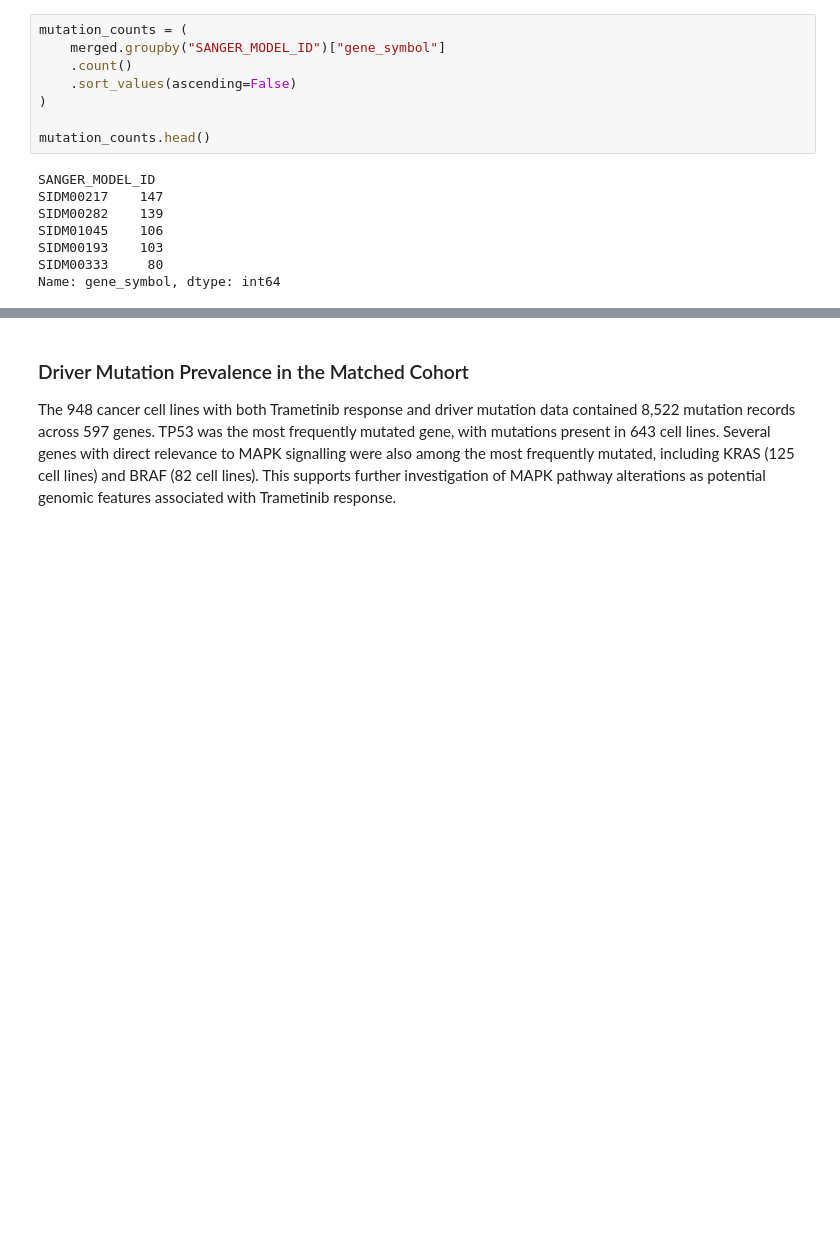
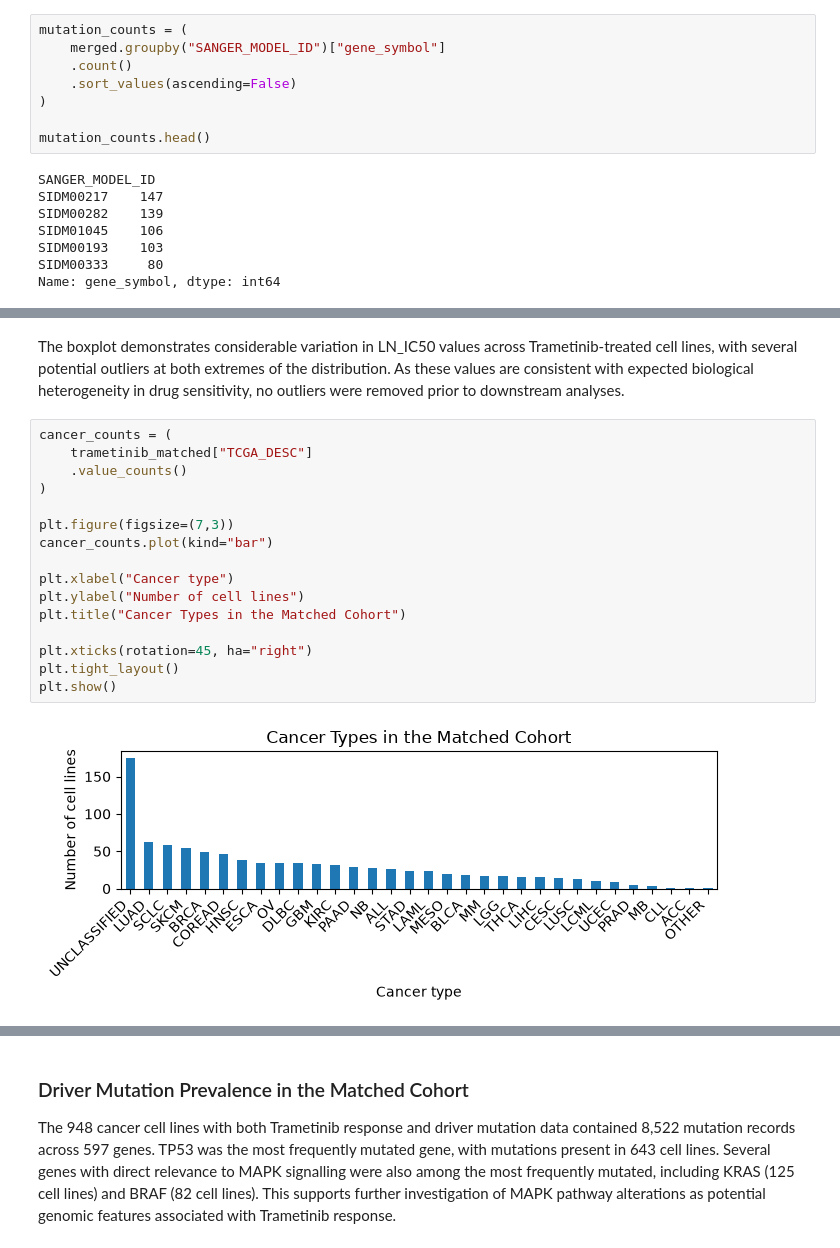
Before and after one commit to carolinemalaihull/trametinib-drug-response-ml, a Jupyter notebook: notebooks/01_data_exploration.ipynb, the cells around one changed output, grey strips where cells are left out. Cells and saved outputs as stored; diff of their text form; blank space fills up the shorter version.

```diff
--- a/notebooks/01_data_exploration.ipynb
+++ b/notebooks/01_data_exploration.ipynb
@@ -537,0 +552,20 @@ Name: gene_symbol, dtype: int64
+# %% [markdown]
+The boxplot demonstrates considerable variation in LN_IC50 values across Trametinib-treated cell lines, with several potential outliers at both extremes of the distribution. As these values are consistent with expected biological heterogeneity in drug sensitivity, no outliers were removed prior to downstream analyses.
+# %%
+cancer_counts = (
+    trametinib_matched["TCGA_DESC"]
+    .value_counts()
+)
+
+plt.figure(figsize=(7,3))
+cancer_counts.plot(kind="bar")
+
+plt.xlabel("Cancer type")
+plt.ylabel("Number of cell lines")
+plt.title("Cancer Types in the Matched Cohort")
+
+plt.xticks(rotation=45, ha="right")
+plt.tight_layout()
+plt.show()
+# %% [output]
+[figure, added]
```
Also changed, not shown: parts of 25 cells of this notebook, 1 other file.
